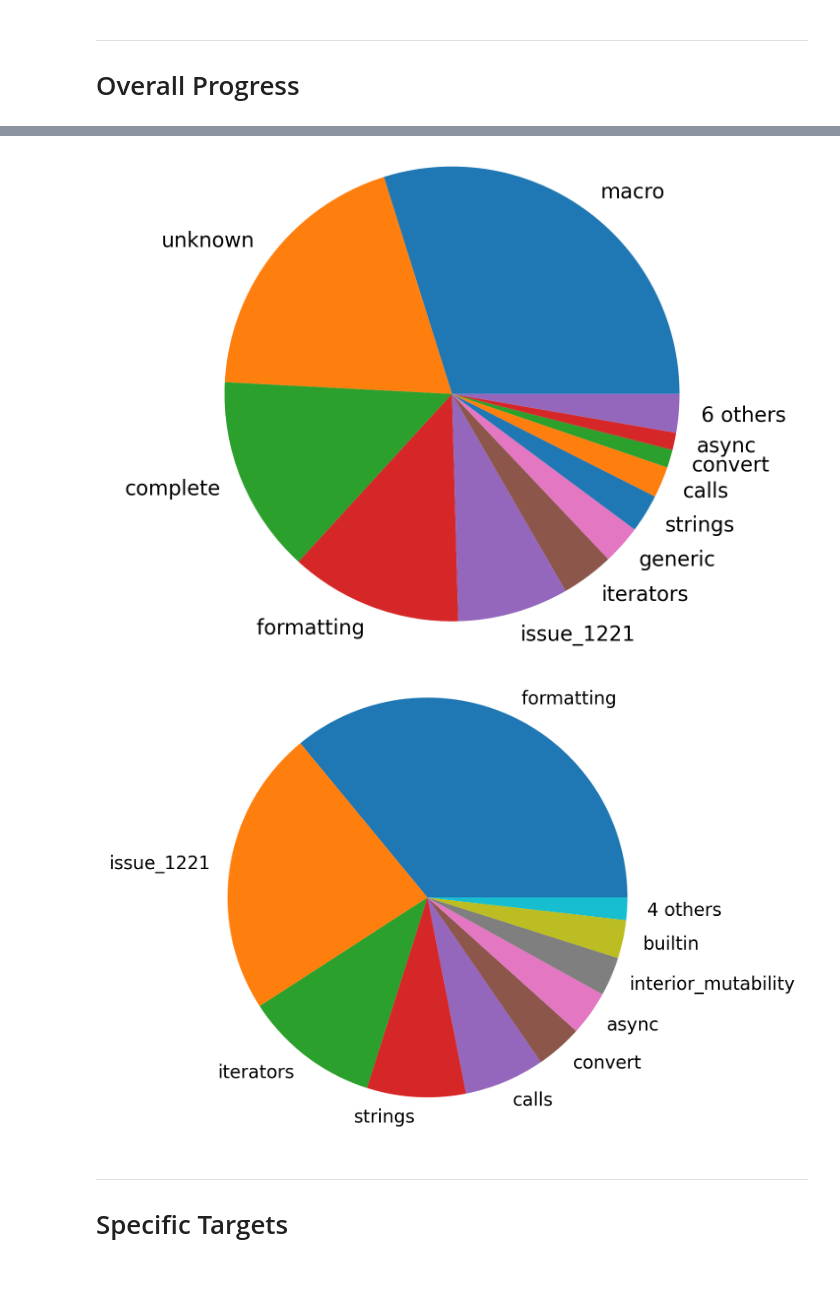
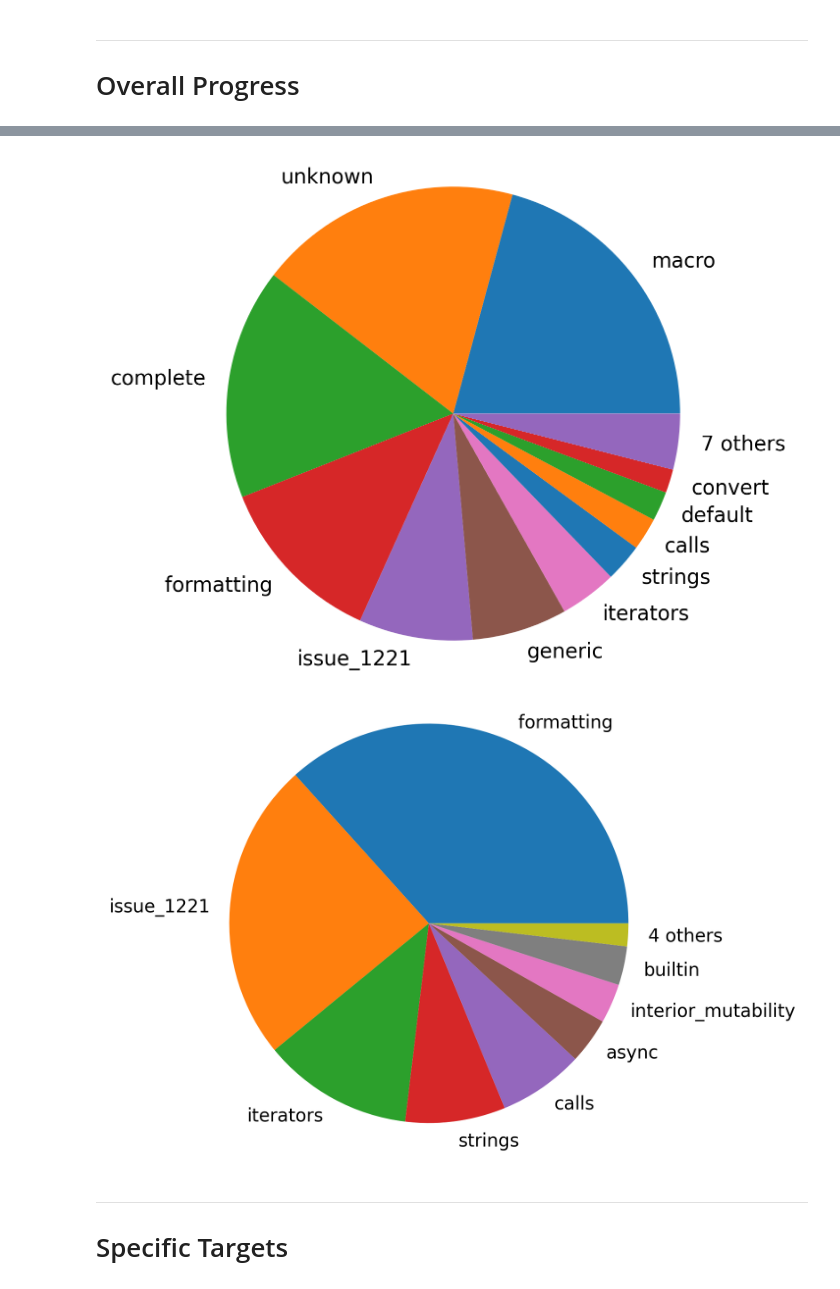
Before and after one commit to juliand665/qrates-eval, a Jupyter notebook: reports/call_target.ipynb, the cells around one changed output, grey strips where cells are left out. Saved outputs shown, nothing was run; the diff lists cells and outputs as text; code cells hidden in the pictures.

```diff
--- a/reports/call_target.ipynb
+++ b/reports/call_target.ipynb
@@ -374,23 +374,26 @@ for (receiver, call_target, reason) in progress_csv.values:
 		raise Exception(f"Duplicate entry for {key}")
 	progress[key] = reason
 
-def _get_progress(receiver: str, call_target: str, macro: str) -> Optional[str]:
-	key = (receiver, call_target)
-	try:
-		result = progress[key]
-		used_progress.add(key)
-		return result or "complete"
-	except KeyError:
-		if macro:
-			return "macro"
-		elif receiver.startswith("impl") or receiver.isupper():
-			return "generic"
-		else:
-			return None
+def _get_progress(key: Tuple[str, str]) -> Optional[str]:
+	result = progress[key]
+	used_progress.add(key)
+	return result
+
 
 # if incomplete, returns string listing future features necessary for complete specification
 def progress_for(receiver: str, call_target: str, macro: str) -> str:
-	return _get_progress(receiver, call_target, macro) or _get_progress("*", call_target, macro) or "unknown"
+	try:
+		return _get_progress((receiver, call_target)) or "complete"
+	except KeyError:
+		if receiver.startswith("impl") or receiver.isupper():
+			return "generic"
+		try:
+			return _get_progress(("*", call_target)) or "complete"
+		except KeyError:
+			if macro:
+				return "macro"
+			else:
+				return "unknown"
 
 def get_progress(row) -> str:
 	return progress_for(row['receiver'], row['target'], row['macro'])
@@ -461,18 +463,18 @@ cut_off_after_top(11, progress_tally).plot(
 )
 save_and_resize_fig("progress-all", 6, 3.6)
 # %% [output]
-[figure, old version]
+[figure, new version]
 # %%
-specifiable_tally = progress_tally.drop(["unknown", "complete", "macro", "generic"])
-cut_off_after_top(9, specifiable_tally).plot(
+specifiable_tally = progress_tally.drop(["unknown", "complete", "macro", "generic", "default", "convert"])
+cut_off_after_top(8, specifiable_tally).plot(
 	kind='pie',
 	y='count', ylabel='',
 	legend=False,
 	radius=2,
 )
 save_and_resize_fig("progress-specifiable", 6, 3.6)
 # %% [output]
-[figure, old version]
+[figure, new version]
 # %% [markdown]
 ---
 
```
Also changed, not shown: parts of 10 cells of this notebook, 2 other files.
